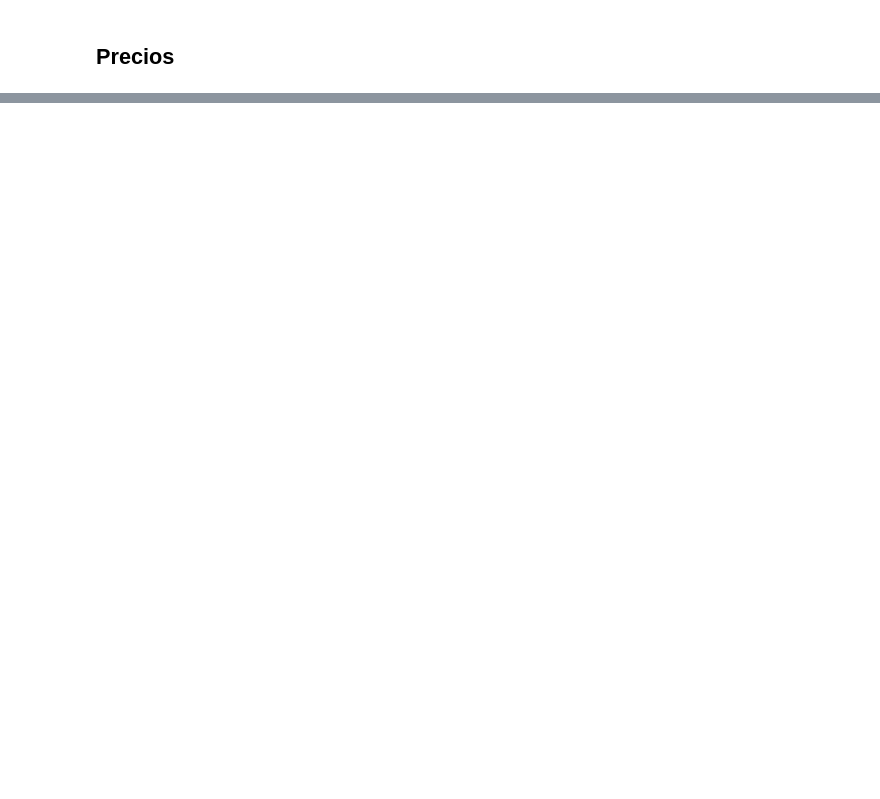
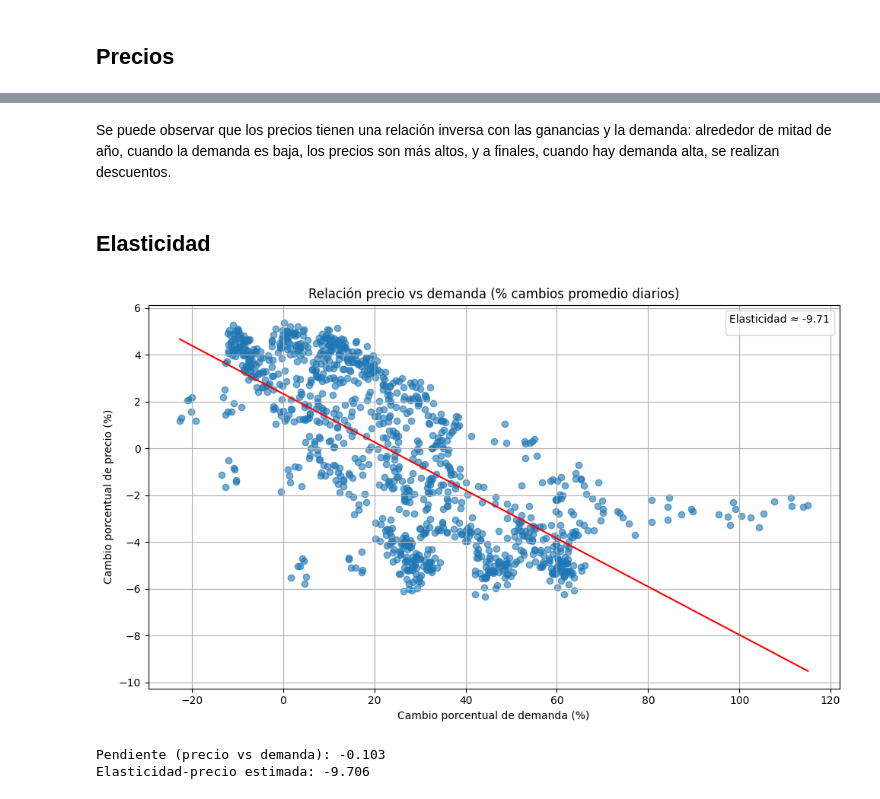
Before and after one commit to JuanCruzMendoza/AlixPartners-Competencia, a Jupyter notebook: src/analisis_datos.ipynb, the cells around one changed output, grey strips where cells are left out. Saved outputs shown, nothing was run; the diff lists cells and outputs as text; code cells hidden in the pictures; blank space fills up the shorter version.

```diff
--- a/src/analisis_datos.ipynb
+++ b/src/analisis_datos.ipynb
@@ -128,0 +159,58 @@ plt.show()
+# %% [markdown]
+Se puede observar que los precios tienen una relación inversa con las ganancias y la demanda: alrededor de mitad de año, cuando la demanda es baja, los precios son más altos, y a finales, cuando hay demanda alta, se realizan descuentos.
+# %% [markdown]
+## Elasticidad
+# %%
+# Cambio porcentual en precio
+datos_unidos['PRICE_FIRST'] = datos_unidos.groupby('SKU')['PRICE'].transform('first')
+datos_unidos = datos_unidos[datos_unidos['PRICE_FIRST'].notna()]
+datos_unidos['PRICE_PCT'] = (datos_unidos['PRICE'] / datos_unidos['PRICE_FIRST'] - 1) * 100
+
+# Cambio porcentual en demanda
+qty_col = 'QUANTITY' if 'QUANTITY' in datos_unidos.columns else 'QUANTITIY'
+datos_unidos['DEMAND_FIRST'] = datos_unidos.groupby('SKU')[qty_col].transform('first')
+datos_unidos = datos_unidos[datos_unidos['DEMAND_FIRST'].notna()]
+datos_unidos['DEMAND_PCT'] = (datos_unidos[qty_col] / datos_unidos['DEMAND_FIRST'] - 1) * 100
+
+# Promedio diario
+daily = datos_unidos.groupby('DATE').agg(
+    PRICE_PCT=('PRICE_PCT','mean'),
+    DEMAND_PCT=('DEMAND_PCT','mean')
+).reset_index()
+
+# Scatter
+x = daily['DEMAND_PCT'].values
+y = daily['PRICE_PCT'].values
+
+fig, ax = plt.subplots(figsize=(10,6))
+ax.scatter(x, y, alpha=0.6)
+ax.set_xlabel('Cambio porcentual de demanda (%)')
+ax.set_ylabel('Cambio porcentual de precio (%)')
+ax.grid(True)
+
+# Ajuste de recta y cálculo de elasticidad
+mask = np.isfinite(x) & np.isfinite(y)
+if mask.sum() >= 2:
+    # Pendiente de Y sobre X
+    slope, intercept = np.polyfit(x[mask], y[mask], 1)
+    # Recta de ajuste
+    x_line = np.linspace(np.min(x[mask]), np.max(x[mask]), 100)
+    y_line = slope * x_line + intercept
+    ax.plot(x_line, y_line, color='red')
+
+    # Elasticidad = 1 / pendiente
+    if slope != 0:
+        elasticity = 1 / slope
+    else:
+        elasticity = np.nan
+    ax.legend(title=f'Elasticidad ≈ {elasticity:.2f}')
+
+plt.title('Relación precio vs demanda (% cambios promedio diarios)')
+plt.tight_layout()
+plt.show()
+
+print(f'Elasticidad-precio estimada: {elasticity:.3f}')
+# %% [output]
+[figure, added]
+Pendiente (precio vs demanda): -0.103
+Elasticidad-precio estimada: -9.706
```
Also changed, not shown: parts of 25 cells of this notebook.
